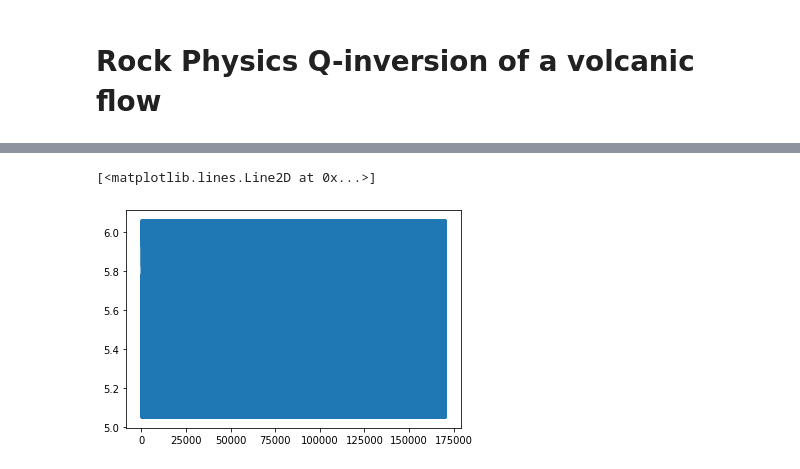
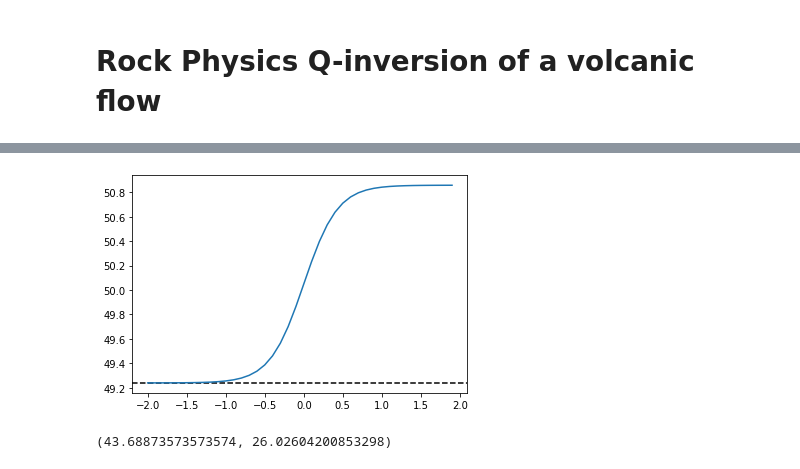
Before and after one commit to gpap-gpap/volcaniQ, a Jupyter notebook: volcanic_notebook.ipynb, the cells around one changed output, grey strips where cells are left out. Drawn from its saved outputs; the diff is of its cells as text; code cells hidden in the pictures.

```diff
--- a/volcanic_notebook.ipynb
+++ b/volcanic_notebook.ipynb
@@ -18,6 +16,13 @@ data.hexplot(plot="Qs", direction="x", value=-0., func=(lambda x: 1/x), bins='lo
-# %%
-
-np.sqrt((data.data.K + 4/3 *data.data.μ)/(.8*data.data.ρ + .2))
-# %% [output]
-[<matplotlib.lines.Line2D at 0x...>]
-[figure, removed]
+# %%
+model1 = vq.RockPhysicsModel(dry_modulus=20.,shear_modulus=20, mineral_modulus=38, porosity=0.2, density=2.65)
+model1.plot(fluid_modulus=2.5, epsilon=.03, tau=1)
+# %% [output]
+[figure, added]
+# %%
+highQpdata = data.data[data.data.Qp.notnull()][data.data.Qp>800]
+highQsdata = data.data[data.data.Qp.notnull()][data.data.Qs>1000]
+mod = highQpdata.K
+she = highQsdata.μ
+mod.mean(), she.mean()
+# %% [output]
+(43.68873573573574, 26.02604200853298)
```
Also changed, not shown: parts of 2 cells of this notebook, 1 other file.
